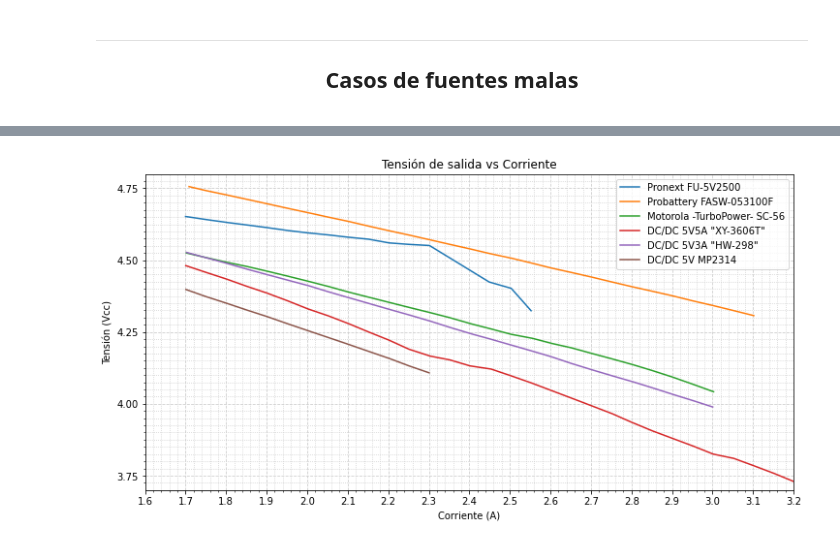
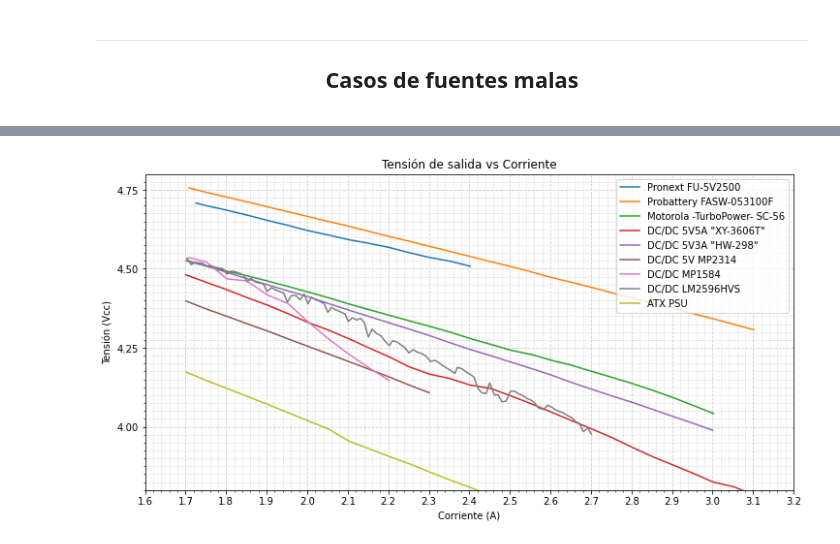
Before and after one commit to HN-Vignolles/R-Pi, a Jupyter notebook: PSU/PSU.ipynb, the cells around one changed output, grey strips where cells are left out. Saved outputs shown, nothing was run; the diff lists cells and outputs as text; code cells hidden in the pictures.

```diff
--- a/PSU/PSU.ipynb
+++ b/PSU/PSU.ipynb
@@ -518,8 +537,8 @@ from matplotlib.ticker import (AutoMinorLocator, MultipleLocator)
 fig = plt.figure(figsize=(12,6))
 ax1 = fig.add_subplot(1,1,1)
 
-current = [1.7000, 1.7525, 1.8036, 1.8538, 1.9025, 1.9532, 2.0014, 2.0515, 2.1007, 2.1514, 2.2025, 2.2510, 2.3017, 2.4489, 2.5033, 2.5523]
-voltage = [4.652,  4.641,  4.631,  4.622,  4.613,  4.603,  4.595,  4.588,  4.580,  4.573,  4.560,  4.555,  4.551,  4.424,  4.402,  4.324 ]
+current = [1.7256, 1.7507, 1.8032, 1.8512, 1.9019, 1.9507, 2.0007, 2.0516, 2.1026, 2.1506, 2.2009, 2.2517, 2.3009, 2.3522, 2.4020]
+voltage = [4.708,  4.700,  4.685,  4.670,  4.653,  4.638,  4.621,  4.607,  4.592,  4.581,  4.568,  4.551,  4.536,  4.524,  4.508]
 ax1.plot(current, voltage, label="Pronext FU-5V2500")
 
 current = [1.7085, 1.7508, 1.8014, 1.8504, 1.9023, 1.9504, 2.0030, 2.0513, 2.1016, 2.1530, 2.2000, 2.2525, 2.3022, 2.3519, 2.4024, 2.4504,
@@ -537,35 +556,55 @@ ax1.plot(current, voltage, label="Motorola -TurboPower- SC-56")
 current = [1.7005, 1.7515, 1.8015, 1.8511, 1.9018, 1.9526, 2.0025, 2.0525, 2.1040, 2.1517, 2.2012, 2.2511, 2.3037, 2.3516, 2.4018, 2.4537,
            2.5040, 2.5524, 2.6010, 2.6535, 2.7038, 2.7535, 2.8000, 2.8512, 2.9025, 2.9519, 3.0017, 3.0526, 3.1025, 3.1513, 3.2012, 3.2500,
            3.3047, 3.3525, 3.4044, 3.4512, 3.5037]
 voltage = [4.481,  4.457,  4.434,  4.409,  4.385,  4.358,  4.330,  4.306,  4.278,  4.250,  4.222,  4.190,  4.166,  4.153,  4.132,  4.121,
            4.097,  4.073,  4.047,  4.019,  3.992,  3.965,  3.936,  3.906,  3.879,  3.853,  3.825,  3.810,  3.784,  3.758,  3.729,  3.720,
            3.688,  3.654,  3.617,  3.588,  3.561]
 ax1.plot(current, voltage, label="DC/DC 5V5A \"XY-3606T\"")
 
 current = [1.7024, 1.7519, 1.8012, 1.8559, 1.9031, 1.9532, 2.0038, 2.0499, 2.1010, 2.1503, 2.2020, 2.2524, 2.3031, 2.3521, 2.4064, 2.4478,
            2.5046, 2.5538, 2.6019, 2.6528, 2.7035, 2.7513, 2.8027, 2.8507, 2.9061, 2.9520, 3.0004]
 voltage = [4.527,  4.508,  4.489,  4.467,  4.449,  4.430,  4.411,  4.391,  4.370,  4.350,  4.329,  4.309,  4.288,  4.266,  4.243,  4.227,
            4.204,  4.184,  4.164,  4.140,  4.118,  4.098,  4.077,  4.056,  4.031,  4.011,  3.989]
 ax1.plot(current, voltage, label="DC/DC 5V3A \"HW-298\"")
 
 current = [1.7008, 1.7509, 1.8033, 1.8519, 1.9003, 1.9511, 2.0011, 2.0516, 2.1018, 2.1527, 2.2043, 2.2513, 2.3008]
 voltage = [4.398,  4.373,  4.349,  4.326,  4.304,  4.279,  4.255,  4.231,  4.207,  4.182,  4.157,  4.132,  4.108]
 ax1.plot(current, voltage, label="DC/DC 5V MP2314")
 
+current = [1.7077, 1.7509, 1.8021, 1.8504, 1.9023, 1.9527, 2.0007, 2.0539, 2.1025, 2.1519, 2.2019]
+voltage = [4.535,  4.522,  4.468,  4.462,  4.417,  4.390,  4.334,  4.277,  4.230,  4.187,  4.147]
+ax1.plot(current, voltage, label="DC/DC MP1584")
+
+current = [1.7031, 1.7140, 1.7229, 1.7316, 1.7414, 1.7523, 1.7603, 1.7734, 1.7835, 1.7910, 1.8021, 1.8137, 1.8236, 1.8330, 1.8437, 1.8516, 1.8618, 1.8719, 1.8843, 1.8921,
+           1.9009, 1.9114, 1.9209, 1.9305, 1.9422, 1.9511, 1.9606, 1.9714, 1.9826, 1.9925, 2.0016, 2.0106, 2.0209, 2.0308, 2.0414, 2.0511, 2.0599, 2.0705, 2.0818, 2.0933,
+           2.1014, 2.1114, 2.1225, 2.1319, 2.1407, 2.1509, 2.1604, 2.1713, 2.1814, 2.1906, 2.2026, 2.2105, 2.2221, 2.2315, 2.2407, 2.2508, 2.2618, 2.2719, 2.2827, 2.2935,
+           2.3039, 2.3156, 2.3251, 2.3307, 2.3416, 2.3516, 2.3643, 2.3705, 2.3809, 2.3907, 2.4030, 2.4109, 2.4223, 2.4307, 2.4414, 2.4501, 2.4616, 2.4713, 2.4804, 2.4906,
+           2.5012, 2.5105, 2.5223, 2.5305, 2.5418, 2.5544, 2.5611, 2.5713, 2.5827, 2.5931, 2.6037, 2.6105, 2.6227, 2.6307, 2.6415, 2.6530, 2.6617, 2.6709, 2.6815, 2.6923, 2.7011]
+voltage = [4.534,  4.513,  4.520,  4.519,  4.518,  4.509,  4.510,  4.505,  4.502,  4.501,  4.483,  4.493,  4.490,  4.486,  4.480,  4.459,  4.470,  4.458,  4.455,  4.452,
+           4.428,  4.440,  4.434,  4.429,  4.423,  4.394,  4.415,  4.416,  4.402,  4.420,  4.389,  4.410,  4.402,  4.397,  4.390,  4.362,  4.378,  4.370,  4.364,  4.357,
+           4.333,  4.345,  4.338,  4.343,  4.330,  4.284,  4.309,  4.295,  4.289,  4.273,  4.257,  4.272,  4.268,  4.259,  4.251,  4.234,  4.244,  4.236,  4.232,  4.223,
+           4.207,  4.210,  4.203,  4.197,  4.188,  4.180,  4.169,  4.188,  4.184,  4.175,  4.165,  4.158,  4.119,  4.108,  4.105,  4.139,  4.101,  4.101,  4.079,  4.081,
+           4.112,  4.113,  4.104,  4.100,  4.090,  4.083,  4.075,  4.059,  4.055,  4.068,  4.062,  4.055,  4.048,  4.045,  4.036,  4.029,  4.017,  4.011,  3.985,  3.996,  3.977]
+ax1.plot(current, voltage, label="DC/DC LM2596HVS")
+
+current = [1.7018, 1.7507, 1.8008, 1.8507, 1.9044, 1.9528, 2.0016, 2.0529, 2.1023, 2.1500, 2.2006, 2.2518, 2.3020, 2.3516, 2.4010, 2.4525, 2.5006, 2.5516, 2.6010, 2.6521]
+voltage = [4.173,  4.147,  4.122,  4.097,  4.070,  4.045,  4.019,  3.993,  3.955,  3.932,  3.907,  3.883,  3.857,  3.832,  3.809,  3.782,  3.757,  3.729,  3.703,  3.680]
+ax1.plot(current, voltage, label="ATX PSU")
+
 ax1.set_title('Tensión de salida vs Corriente')
 ax1.legend()
 ax1.set_xlim(1.6, 3.2)
-ax1.set_ylim(3.70, 4.80)
+ax1.set_ylim(3.80, 4.80)
 ax1.set_xlabel('Corriente (A)')
 ax1.set_ylabel('Tensión (Vcc)')
 ax1.xaxis.set_major_locator(MultipleLocator(0.1))
 ax1.xaxis.set_minor_locator(AutoMinorLocator(5))
 ax1.yaxis.set_major_locator(MultipleLocator(0.25))
 ax1.yaxis.set_minor_locator(AutoMinorLocator(10))
 ax1.grid(which='major', color='#CCCCCC', linestyle='--')
 ax1.grid(which='minor', color='#CCCCCC', linestyle=':')
 # %% [output]
-[figure, old version]
+[figure, new version]
 # %%
 """
 Analog Discovery 2
```
Also changed, not shown: parts of 4 cells of this notebook.
